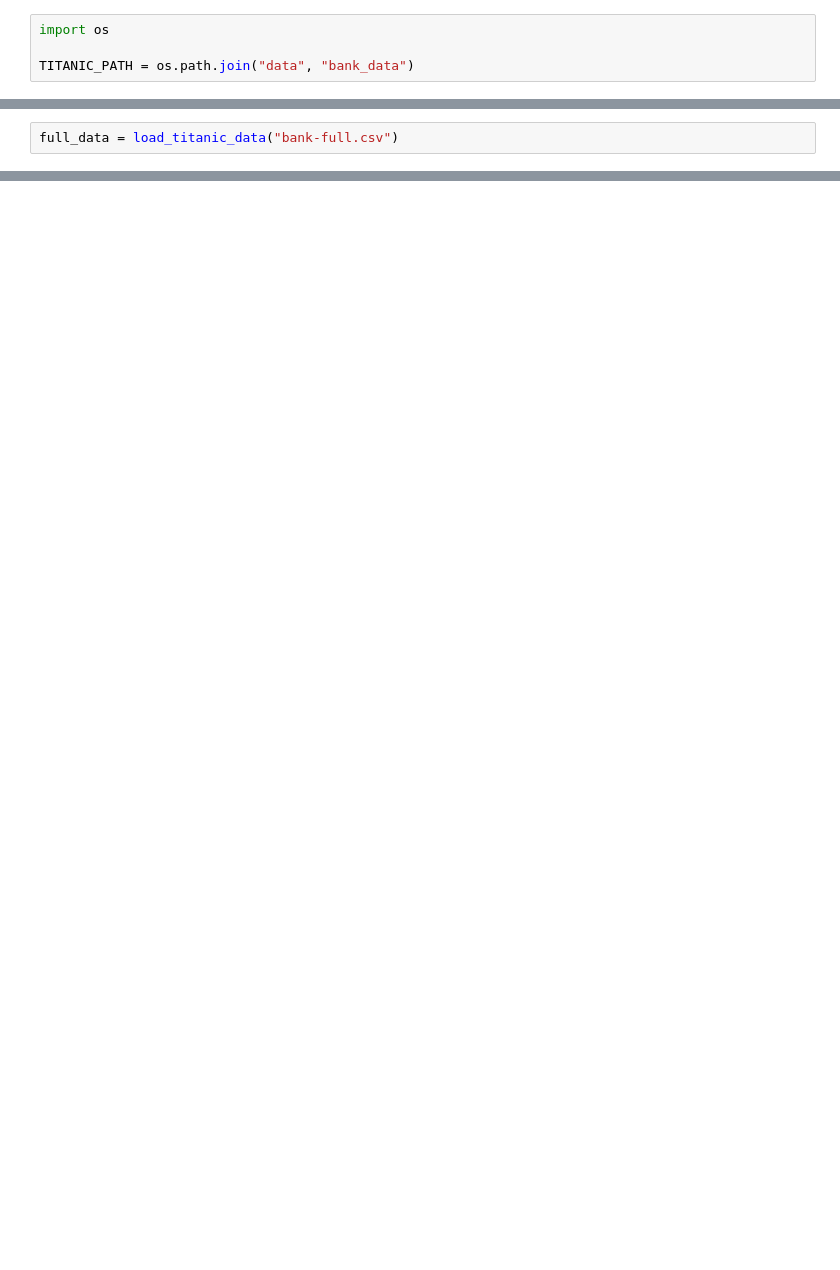
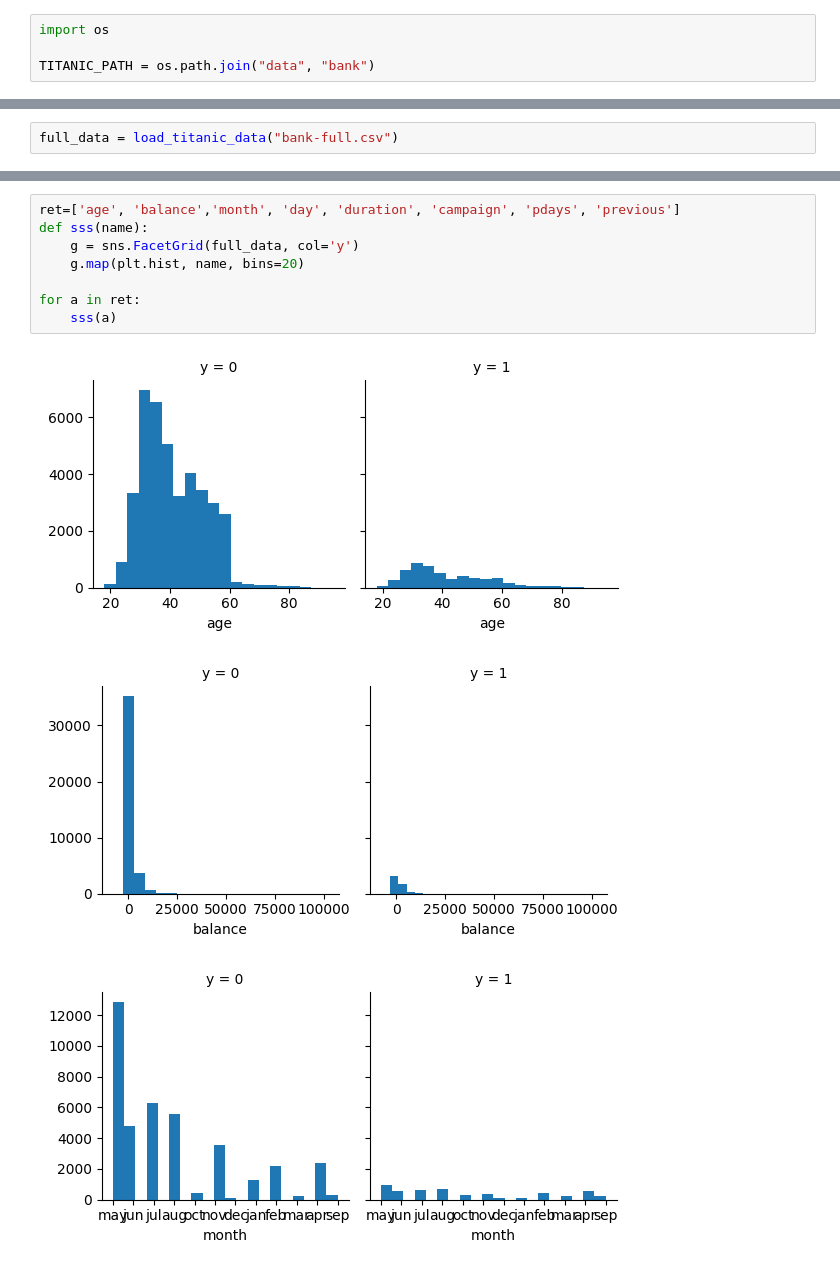
Before and after one commit to WojtekZ4/PSI_Project, a Jupyter notebook: bank.ipynb, the cells around one changed output, grey strips where cells are left out. Cells and saved outputs as stored; diff of their text form; blank space fills up the shorter version.

```diff
--- a/bank.ipynb
+++ b/bank.ipynb
@@ -4,7 +24,7 @@ import sklearn
 # %%
 import os
 
-TITANIC_PATH = os.path.join("data", "bank_data")
+TITANIC_PATH = os.path.join("data", "bank")
 # %%
 import pandas as pd
 
@@ -122,0 +162,12 @@ full_data['age']=full_data['age'].apply(lambda x:x[1])
+# %%
+ret=['age', 'balance','month', 'day', 'duration', 'campaign', 'pdays', 'previous']
+def sss(name):
+    g = sns.FacetGrid(full_data, col='y')
+    g.map(plt.hist, name, bins=20)
+
+for a in ret:
+    sss(a)
+# %% [output]
+[figure, added]
+[figure, added]
+[figure, added]
```
Also changed, not shown: parts of 56 cells of this notebook, 9 other files.
